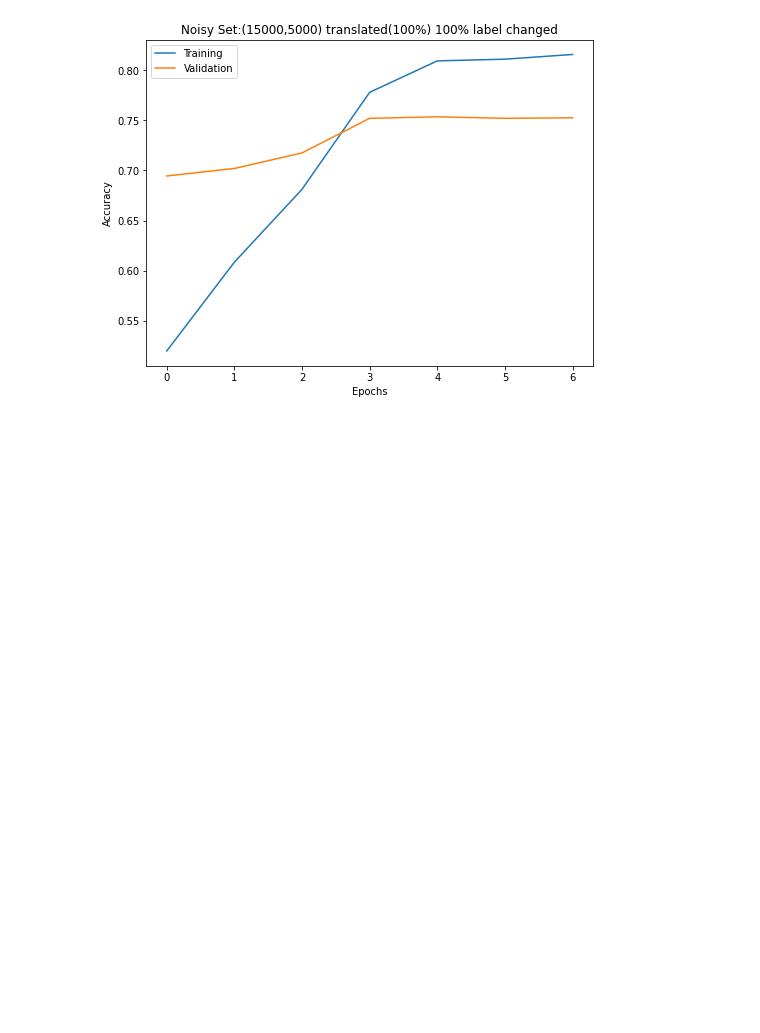
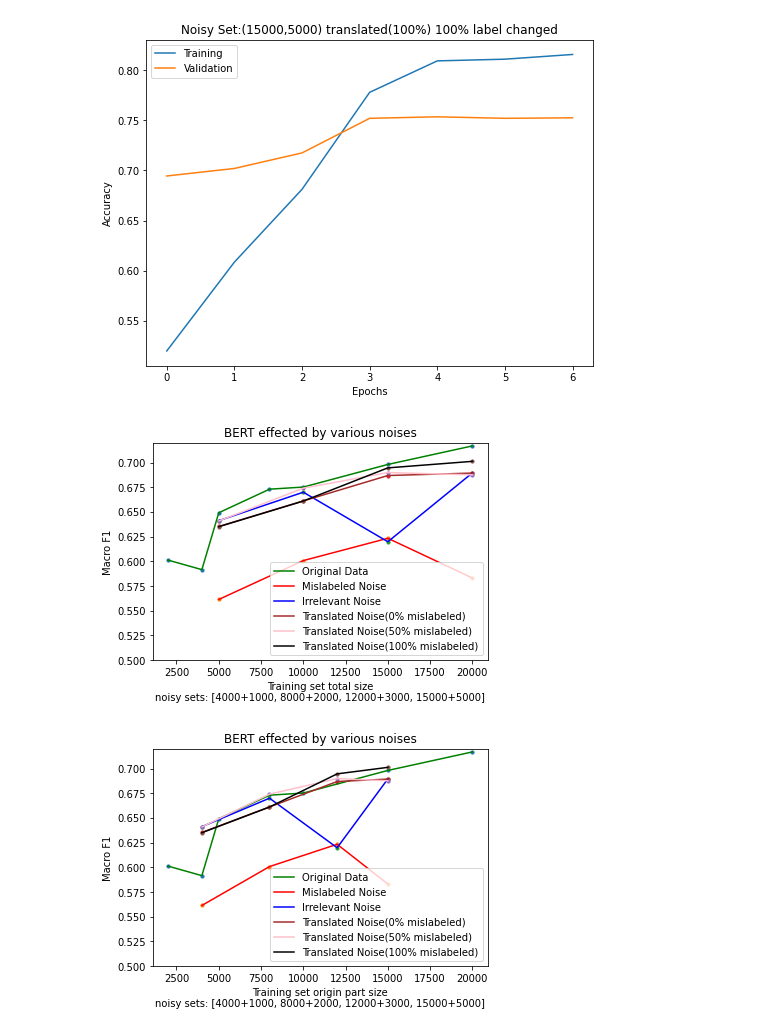
Before and after one commit to pnpdb/CS522-Project, a Jupyter notebook: DisplayNoiseEffectResult.ipynb, the cells around one changed output. Saved outputs shown, nothing was run; the diff lists cells and outputs as text; code cells hidden in the pictures; blank space fills up the shorter version.

Commit message:
noise effect display

```diff
--- a/DisplayNoiseEffectResult.ipynb
+++ b/DisplayNoiseEffectResult.ipynb
@@ -226,0 +229,7 @@ DisplayNoisyHistory(4, 3)
+# %%
+filepath = "saving/noise_effect_bert_0424.csv"
+graph = NoisyDataGraph(filepath)
+graph.Print()
+# %% [output]
+[figure, added]
+[figure, added]
```
Also changed, not shown: parts of 1 cell of this notebook, 2 other files.
